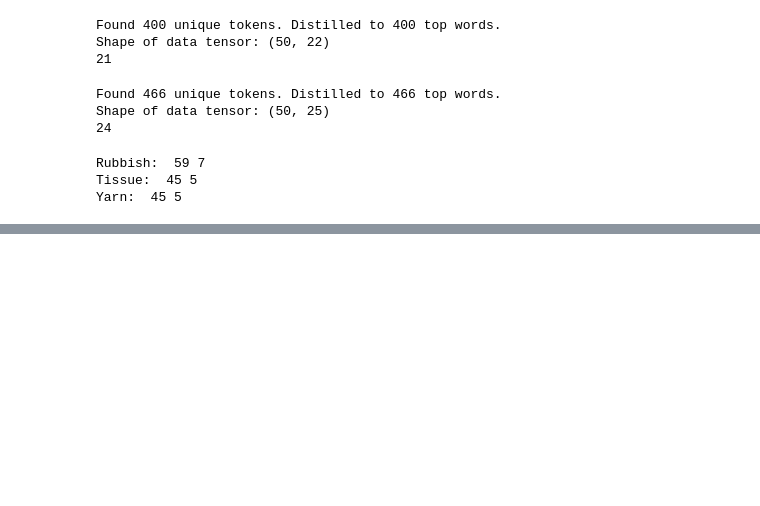
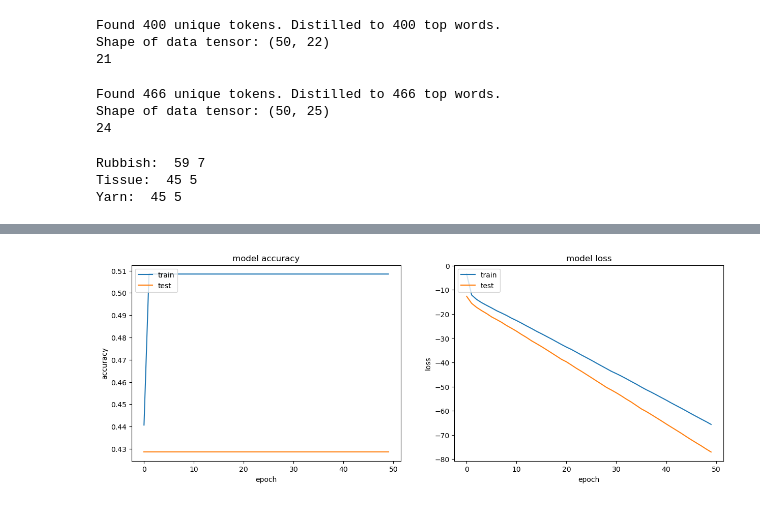
Before and after one commit to sltimmins/NLP-Program2, a Jupyter notebook: Program 2.ipynb, the cells around one changed output, grey strips where cells are left out. Cells and saved outputs as stored; diff of their text form; code cells hidden in the pictures; blank space fills up the shorter version.

Commit message:
initial lstm attempt but poor results

```diff
--- a/Program 2.ipynb
+++ b/Program 2.ipynb
@@ -173,0 +236,12 @@ print("Embedding Shape:",rubbish_embedding_matrix.shape, "\n",
+# %%
+from tensorflow.keras.models import Sequential
+from tensorflow.keras.layers import Dense, LSTM
+
+rubbish_lstm = Sequential()
+rubbish_lstm.add(rubbish_embedding_layer)
+rubbish_lstm.add(LSTM(300,dropout=0.2, recurrent_dropout=0.2))
+rubbish_lstm.add(Dense(1, activation='sigmoid'))
+rubbish_lstm.compile(loss='binary_crossentropy',
+              optimizer='rmsprop',
+              metrics=['accuracy'])
+rubbish_lstm.summary()
@@ -173,0 +346,3 @@ print("Embedding Shape:",rubbish_embedding_matrix.shape, "\n",
+# %%
+rubbish_history = rubbish_lstm.fit(rubbish_X_train, rubbish_y_train, validation_data=(rubbish_X_test, rubbish_y_test),
+                   epochs=50, batch_size=8, callbacks=rubbish_custom_callbacks)
@@ -173,0 +411,28 @@ print("Embedding Shape:",rubbish_embedding_matrix.shape, "\n",
+# %%
+%matplotlib inline
+from matplotlib import pyplot as plt
+
+def plotHistory(history):
+    # summarize history for accuracy
+    plt.figure(figsize=(15,5))
+    plt.subplot(121)
+    plt.plot(history['accuracy'])
+    plt.plot(history['val_accuracy'])
+    plt.title('model accuracy')
+    plt.ylabel('accuracy')
+    plt.xlabel('epoch')
+    plt.legend(['train', 'test'], loc='upper left')
+
+    # summarize history for loss
+    plt.subplot(122)
+    plt.plot(history['loss'])
+    plt.plot(history['val_loss'])
+    plt.title('model loss')
+    plt.ylabel('loss')
+    plt.xlabel('epoch')
+    plt.legend(['train', 'test'], loc='upper left')
+    plt.show()
+# %%
+plotHistory(rubbish_history.history)
+# %% [output]
+[figure, added]
```
Also changed, not shown: parts of 13 cells of this notebook, 3 other files.
